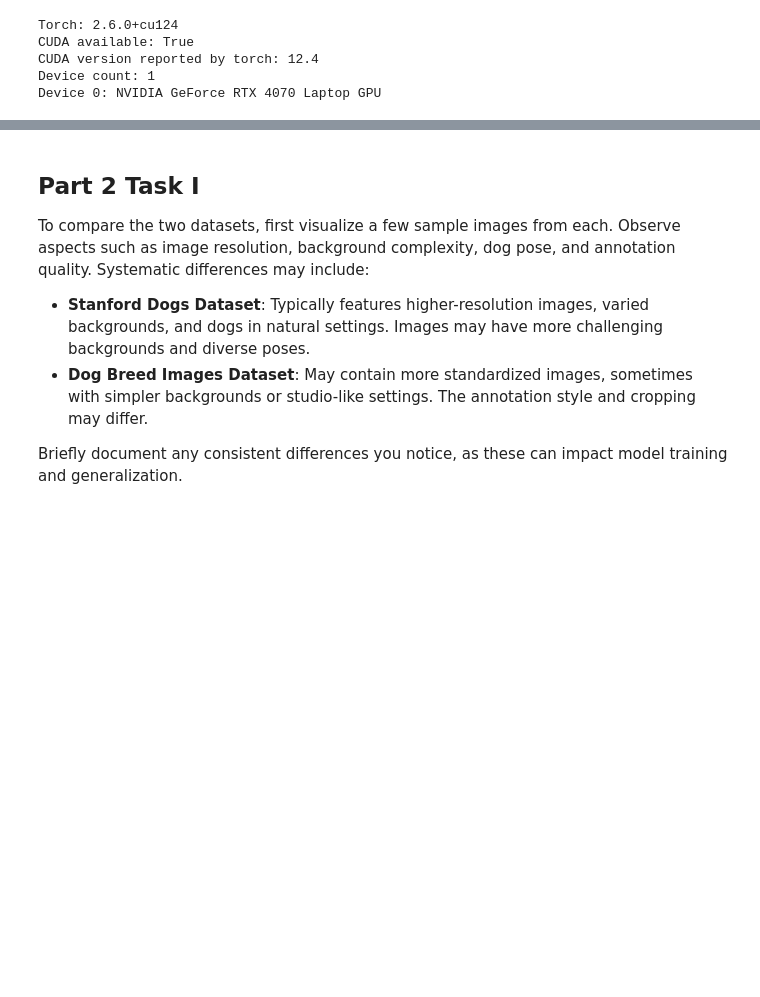
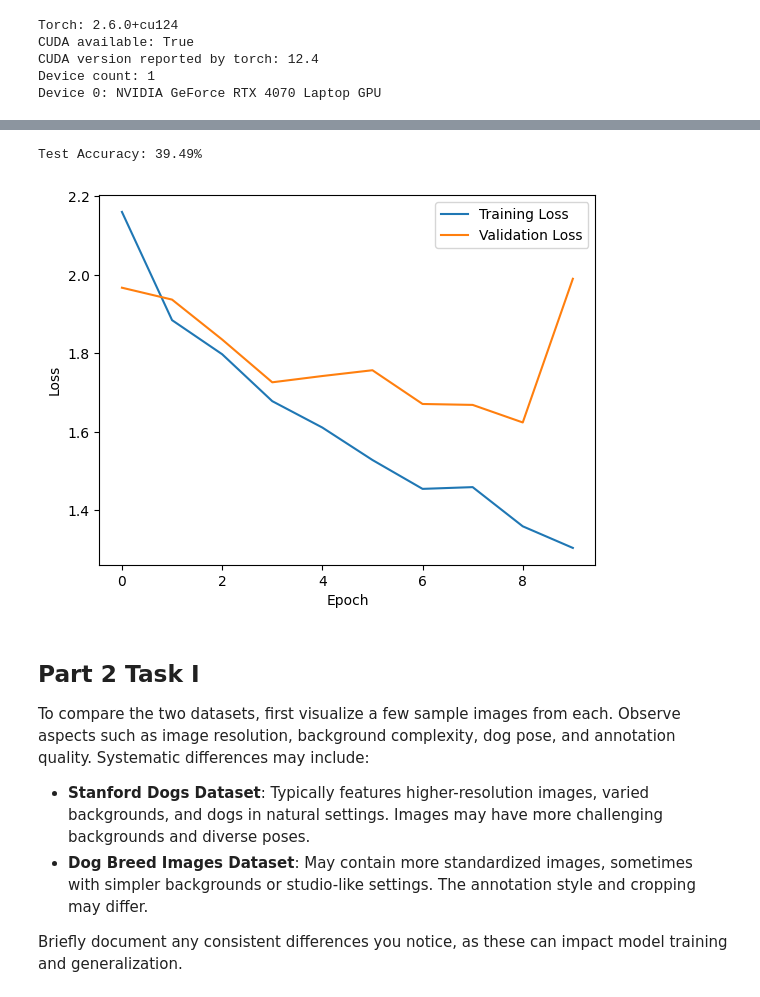
Before and after one commit to jrai51/Comp-Vision-CSC2503, a Jupyter notebook: hw1.ipynb, the cells around one changed output, grey strips where cells are left out. Cells and saved outputs as stored; diff of their text form; code cells hidden in the pictures; blank space fills up the shorter version.

```diff
--- a/hw1.ipynb
+++ b/hw1.ipynb
@@ -132,33 +246,23 @@ Test Accuracy: 34.21%
 # %%
 # Same as above, but without dropout
 
-class SimpleCNN2(nn.Module):
-    def __init__(self, num_classes=7):
-        super(SimpleCNN2, self).__init__()
-        self.conv1 = nn.Conv2d(3, 16, kernel_size=3, padding=1)
-        self.bn1 = nn.BatchNorm2d(16)
-        self.conv2 = nn.Conv2d(16, 16, kernel_size=3, padding=1)
-        self.pool1 = nn.MaxPool2d(2, 2)
-        self.conv3 = nn.Conv2d(16, 8, kernel_size=3, padding=1)
-        self.bn2 = nn.BatchNorm2d(8)
-        self.conv4 = nn.Conv2d(8, 8, kernel_size=3, padding=1)
-        self.pool2 = nn.MaxPool2d(2, 2)
-        self.fc1 = nn.Linear(8 * 56 * 56, 32)
-        self.fc2 = nn.Linear(32, num_classes)
-
-    def forward(self, x):
-        x = F.relu(self.bn1(self.conv1(x)))
-        x = F.relu(self.conv2(x))
-        x = self.pool1(x)
-        x = F.relu(self.bn2(self.conv3(x)))
-        x = F.relu(self.conv4(x))
-        x = self.pool2(x)
-        x = x.view(x.size(0), -1)
-        x = F.relu(self.fc1(x))
-        x = F.softmax(self.fc2(x), dim=1)
-        return x
-
 # Define criterion and optimizer
-model = SimpleCNN2(num_classes=len(train_dataset.classes)).to(device)
+model = SimpleCNN2(num_classes=len(train_loader.dataset.dataset.classes)).to(device)
 criterion = nn.CrossEntropyLoss()
 optimizer = torch.optim.Adam(model.parameters(), lr=0.001, weight_decay=1e-5)
+
+# Training loop
+epochs = 10
+train_losses, val_losses = train_validate_cnn(model, train_loader, val_loader, criterion, optimizer, epochs, device)
+
+# Test the model
+test_model(model, test_loader, device)
+
+# Plot training and validation loss
+plt.plot(train_losses, label='Training Loss')
+plt.plot(val_losses, label='Validation Loss')
+plt.xlabel('Epoch')
+plt.ylabel('Loss')
+plt.legend()
+plt.show()
+# %% [output]
@@ -165,3 +279,5 @@ optimizer = torch.optim.Adam(model.parameters(), lr=0.001, weight_decay=1e-5)
+Test Accuracy: 39.49%
+[figure, added]
 # %% [markdown]
 ## Part 2 Task I
 
```
Also changed, not shown: parts of 10 cells of this notebook, 1 other file.
